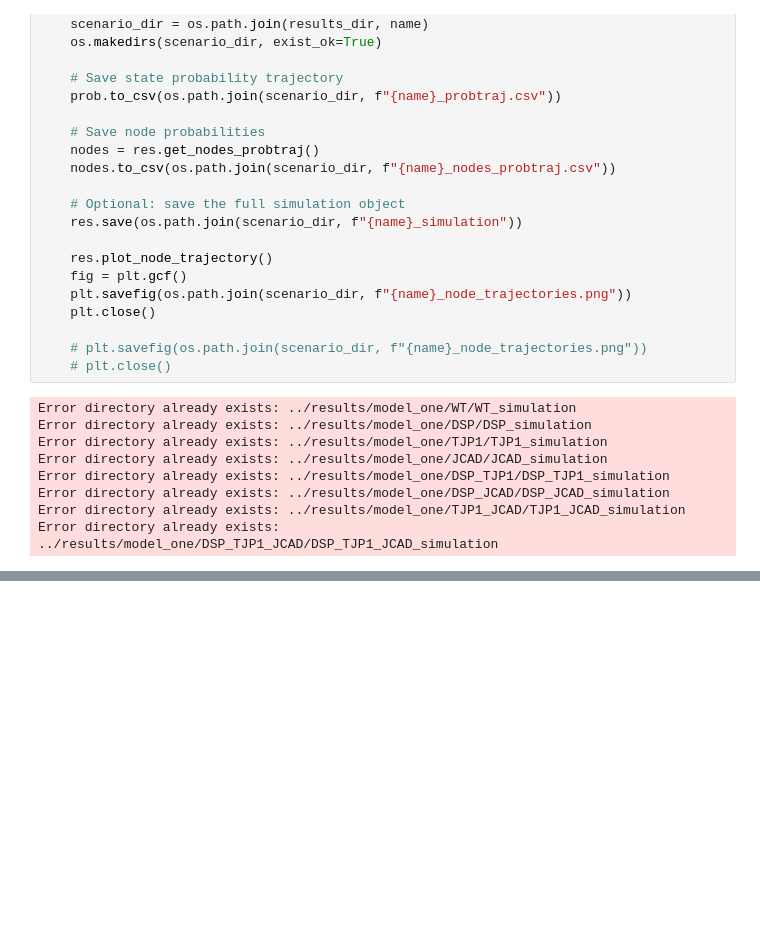
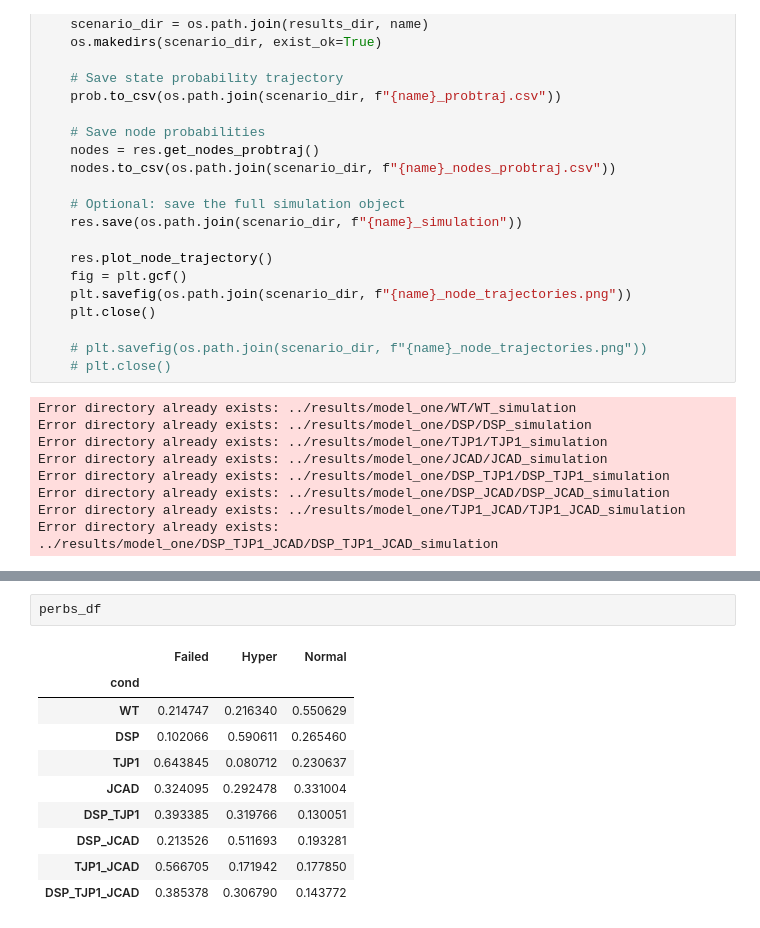
Before and after one commit to emilieyuu/endotehelial-masboss, a Jupyter notebook: notebooks/01_model_one_run.ipynb, the cells around one changed output, grey strips where cells are left out. Drawn from its saved outputs; the diff is of its cells as text; blank space fills up the shorter version.

```diff
--- a/notebooks/01_model_one_run.ipynb
+++ b/notebooks/01_model_one_run.ipynb
@@ -134,0 +153,13 @@ perbs_df
+# %%
+perbs_df
+# %% [output]
+|  | Failed | Hyper | Normal |
+| cond |  |  |  |
+| WT | 0.214747 | 0.216340 | 0.550629 |
+| DSP | 0.102066 | 0.590611 | 0.265460 |
+| TJP1 | 0.643845 | 0.080712 | 0.230637 |
+| JCAD | 0.324095 | 0.292478 | 0.331004 |
+| DSP_TJP1 | 0.393385 | 0.319766 | 0.130051 |
+| DSP_JCAD | 0.213526 | 0.511693 | 0.193281 |
+| TJP1_JCAD | 0.566705 | 0.171942 | 0.177850 |
+| DSP_TJP1_JCAD | 0.385378 | 0.306790 | 0.143772 |
```
Also changed, not shown: parts of 3 cells of this notebook, 2 other files.
